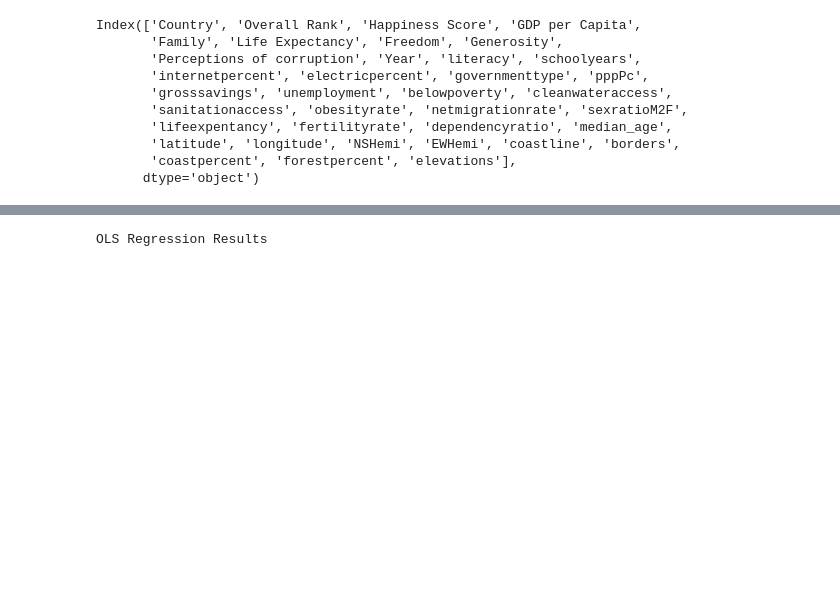
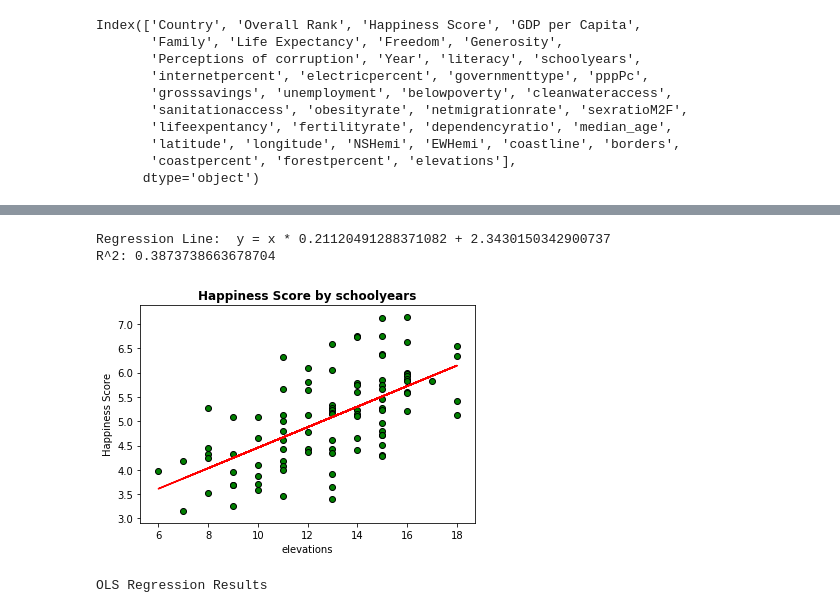
Before and after one commit to DavidObembe/Blue-Barracudas-group-2-, a Jupyter notebook: Clean Merge.ipynb, the cells around one changed output, grey strips where cells are left out. Saved outputs shown, nothing was run; the diff lists cells and outputs as text; code cells hidden in the pictures; blank space fills up the shorter version.

```diff
--- a/Clean Merge.ipynb
+++ b/Clean Merge.ipynb
@@ -237,4 +239,22 @@ R^2: 0.04289794901657568
 ... (36 outputs left out)
+# %%
+y= merge_df['Happiness Score']
+x= merge_df['schoolyears']
+(slope, intercept, rvalue, pvalue, stderr) = linregress(x, y)
+regress_values = x * slope + intercept
+plt.plot(x,regress_values,"r-")
+plt.scatter(x,y, facecolors="green", edgecolors="black")
+plt.xlabel(f'{column}')
+plt.ylabel("Happiness Score")
+plt.title(f"Happiness Score by schoolyears", fontweight='bold')
+
+print(f"Regression Line:  y = x * {slope} + {intercept}")
+print(f"R^2: {rvalue ** 2}")
+plt.savefig('Images/schoolyears.png')
+# %% [output]
+Regression Line:  y = x * 0.21120491288371082 + 2.3430150342900737
+R^2: 0.3873738663678704
+[figure, added]
 # %%
 #Multi variable regression for modeling
 from sklearn import linear_model
```
Also changed, not shown: parts of 1 cell of this notebook.
